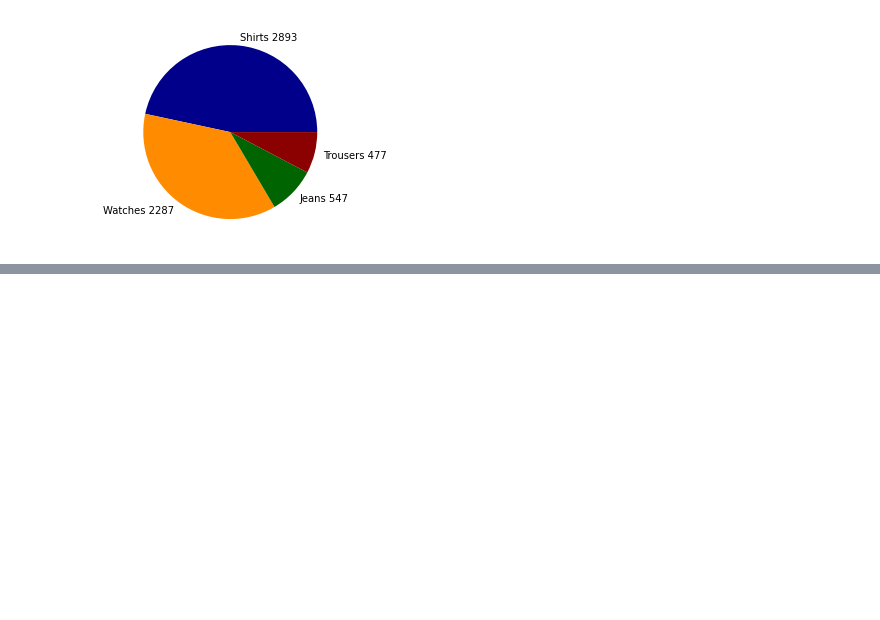
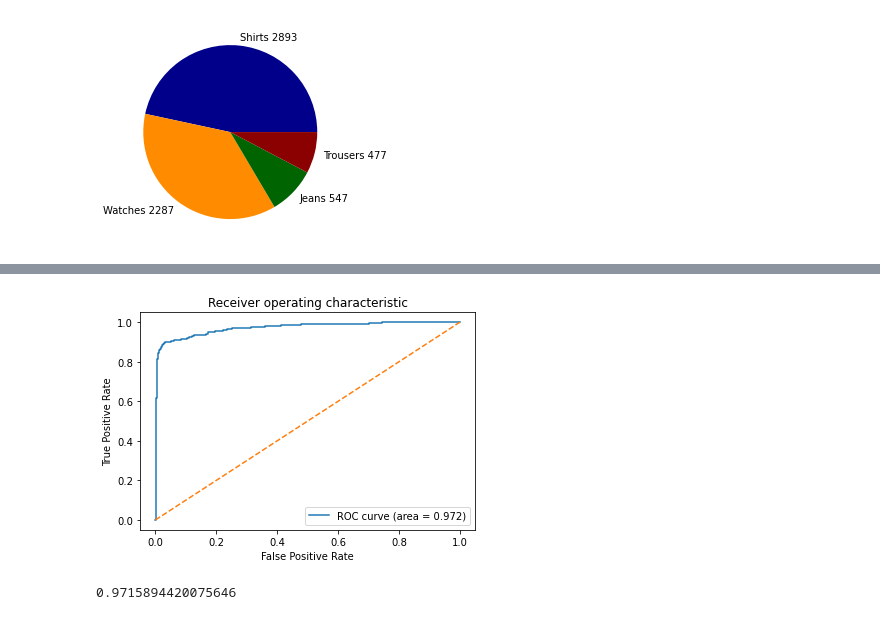
Before and after one commit to Elmaravilla7/ProjML, a Jupyter notebook: Untitled.ipynb, the cells around one changed output, grey strips where cells are left out. Drawn from its saved outputs; the diff is of its cells as text; code cells hidden in the pictures; blank space fills up the shorter version.

```diff
--- a/Untitled.ipynb
+++ b/Untitled.ipynb
@@ -501,0 +393,5 @@ accuracy_score(y, predictLabels(detector,x,0.0001))
+# %%
+roc(values1,predictions1,labels1,plot=True)
+# %% [output]
+[figure, added]
+0.9715894420075646
```
Also changed, not shown: parts of 15 cells of this notebook.
